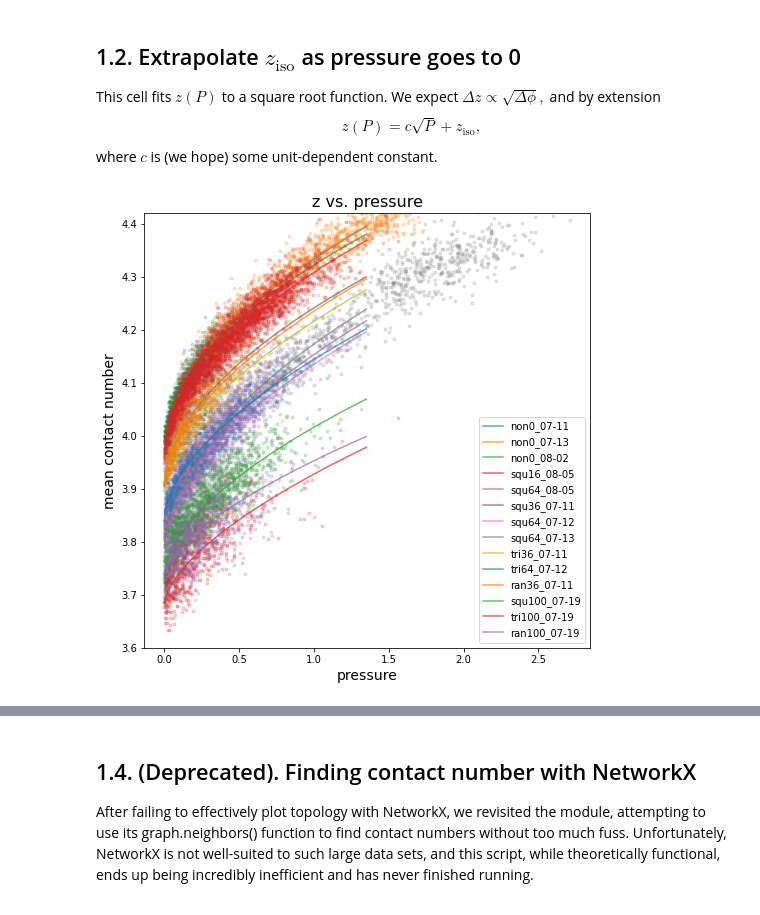
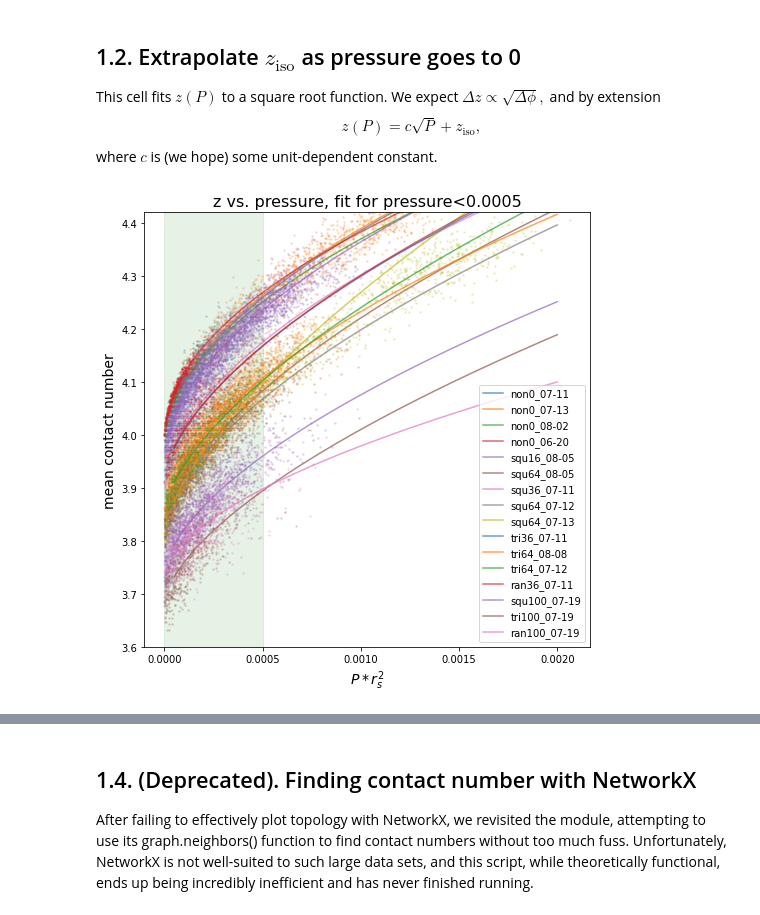
Before and after one commit to andyletzhang/SwatGrains, a Jupyter notebook: BondInfo_Analysis.ipynb, the cells around one changed output, grey strips where cells are left out. Cells and saved outputs as stored; diff of their text form; code cells hidden in the pictures.

```diff
--- a/BondInfo_Analysis.ipynb
+++ b/BondInfo_Analysis.ipynb
@@ -83,12 +83,11 @@ filenames={'non0_07-11':'simulation_data/non_BondInfo07-11.txt', 'non0_07-13':'s
            'non0_08-02':'simulation_data/ZeroPinData/non_BondInfo08-02.txt', 'non0_06-20':'simulation_data/ZeroPinData/non_BondInfo06-20.txt',
            'squ16_08-05':'simulation_data/squ_BondInfoNp16_08-05.txt', 'squ64_08-05':'simulation_data/squ_BondInfoNp64_08-05.txt','squ36_07-11':'simulation_data/squ_BondInfo07-11.txt',
            'squ64_07-12':'simulation_data/squ_BondInfo07-12.txt', 'squ64_07-13':'simulation_data/squ_BondInfo07-13.txt',
-           'tri36_07-11':'simulation_data/tri_BondInfo07-11.txt', 'tri64_08-08':'simulation_data/tri_BondInfoNp64_08-08.txt',
-           'tri64_07-12':'simulation_data/tri_BondInfo07-12.txt',
+           'tri36_07-11':'simulation_data/tri_BondInfo07-11.txt', 'tri64_08-08':'simulation_data/tri_BondInfoNp64_08-08.txt', 'tri64_07-12':'simulation_data/tri_BondInfo07-12.txt',
            'ran36_07-11':'simulation_data/ran_BondInfo07-11.txt', 'squ100_07-19':'simulation_data/squ_BondInfo07-19.txt', 'tri100_07-19':'simulation_data/tri_BondInfo07-19.txt', 'ran100_07-19':'simulation_data/ran_BondInfo07-19.txt'}
 
 #files = ['non0_07-11','squ36_07-11', 'squ64_07-12', 'squ100_07-19','ran36_07-11','ran100_07-19', 'tri36_07-11', 'tri64_07-12', 'tri100_07-19']
-files=filenames.keys()
+files = filenames.keys()
 dataDict={file:read_data(filenames[file]) for file in files}
 # %% [markdown]
 # 1. Contact Numbers
@@ -103,10 +110,21 @@ This cell fits $z(P)$ to a square root function. We expect $\Delta z\propto\sqrt
 $$z(P)=c\sqrt{P}+z_\text{iso},$$
 where $c$ is (we hope) some unit-dependent constant.
 # %%
+def get_pressures(file):
+    # the Pressures.txt file (created in Info_Analysis.ipynb) contains the seeds of all jammed trials, which we use to filter our data.
+    # for some of our analysis, we'll also need pressures corresponding to each trial, which this file gives us.
+    filePath=file.split('/')
+    filePath[-1]=filePath[-1].replace('BondInfo','Pressures')
+    trialPressures=pd.read_csv('/'.join(filePath), sep=' ', index_col=0)['pressure']
+    r_s=float(trialPressures.index.values[0].split('-')[-2])
+    trialPressures=trialPressures*(r_s**2)
+    return trialPressures
+
 import re
 def power_fit(xdata, coeff, power, intercept):
     return coeff*(xdata)**power+intercept
 
+upperCutoff=5e-4
 contactParameters=pd.DataFrame()
 intercepts=[]
 plt.figure(figsize=(8,8))
@@ -115,38 +133,41 @@ for colorCounter, file in enumerate(files):
     #print(colorCounter)
     meanContacts=contactsDict[file].loc[[1,2]].groupby('trialName')['contacts'].mean()
     pressureData = pd.concat([get_pressures(filenames[file]),meanContacts], axis=1)
     pressureData = pressureData[pressureData.pressure>1e-8]
+    #pressureData = pressureData[pressureData.pressure<upperCutoff]
     pressureData.index.name='trialName'
-    [coeff,power, intercept], covariance = sp.curve_fit(power_fit, pressureData['pressure'], pressureData['contacts'])
+    [coeff,power, intercept], covariance = sp.curve_fit(power_fit, pressureData.loc[pressureData.pressure<upperCutoff, 'pressure'], pressureData.loc[pressureData.pressure<upperCutoff, 'contacts'])
     perror=np.sqrt(np.diag(covariance))
-    plt.plot(pressureData['pressure'], pressureData['contacts'],'C{}.'.format(colorCounter%9), alpha=0.2)
-    xValues=np.linspace(5e-4,1.35,10000)
+    plt.plot(pressureData['pressure'], pressureData['contacts'],'C{}.'.format(colorCounter%9), ms=3, alpha=0.2)
+    xValues=np.linspace(5e-5,0.002,10000)
     yValues=power_fit(xValues, coeff, power, intercept)
     plt.plot(xValues,yValues, 'C{}'.format(colorCounter%9), alpha=0.7, label='{name}'.format(name=file))#, $z_c={z:.3f}+/-{err:.3f}$, power=${a:.4f}+/-{err2:.3f}$'.format(name=file, z=intercept,err=perror[2],a=power, err2=perror[1]))
     intercepts.append(intercept)
     if file[:3]=='non':
         fileData[-2]=0
     if file[:3]=='tri':
         g=np.sqrt(3)/2
     else:
         g=1
     contactParameters=pd.concat([contactParameters, pd.DataFrame({'n_pins':fileData[1],'n_total':fileData[0],'lambda':fileData[-2]/fileData[-1],'alpha':np.pi*(1+1.4**2)/(2*g)*(fileData[-2]/fileData[-1])**2,'coeff': coeff, 'err1': perror[0], 'power': power, 'err2': perror[1], 'intercept': intercept, 'err3':perror[2], 'geo':file[:3]}, index=[file])], axis=0)
     # Export delta z values to Pressures.txt file for plotting in Info_Analysis.ipynb
     #pressurePath=filenames[file].split('/')
     #pressurePath[-1]=pressurePath[-1].replace('BondInfo','Pressures')
     #pressureData['delta_z']=pressureData['contacts']-intercept
     #pressureData.drop('contacts', axis=1, inplace=True)
     #pressureData.to_csv('/'.join(pressurePath), sep=' ')
 
 plt.ylabel('mean contact number', fontsize=14)
-plt.xlabel('pressure', fontsize=14)
+plt.axvspan(0,upperCutoff, color='green', alpha=0.1)
+plt.xlabel('$P*r_s^2$', fontsize=14)
 #plt.xscale('log')
 #plt.yscale('log')
 plt.legend()
-plt.title('z vs. pressure', fontsize=16)#.format(num=int(dfContacts.groupby('trialName').size().mean()),z=intercept, err=perror[1]))
-#plt.savefig('plots/presentation/z_vs_p-squares.png', dpi=300)
+plt.title('z vs. pressure, fit for pressure<{}'.format(upperCutoff), fontsize=16)#.format(num=int(dfContacts.groupby('trialName').size().mean()),z=intercept, err=perror[1]))
 plt.ylim(3.6,4.42)
+#plt.savefig('plots/z_vs_p-least_low_pressure.jpg', dpi=300)
+
 plt.show()
 # %% [output]
-[figure, old version]
+[figure, new version]
 # %%
```
Also changed, not shown: parts of 5 cells of this notebook, 2 other files.
